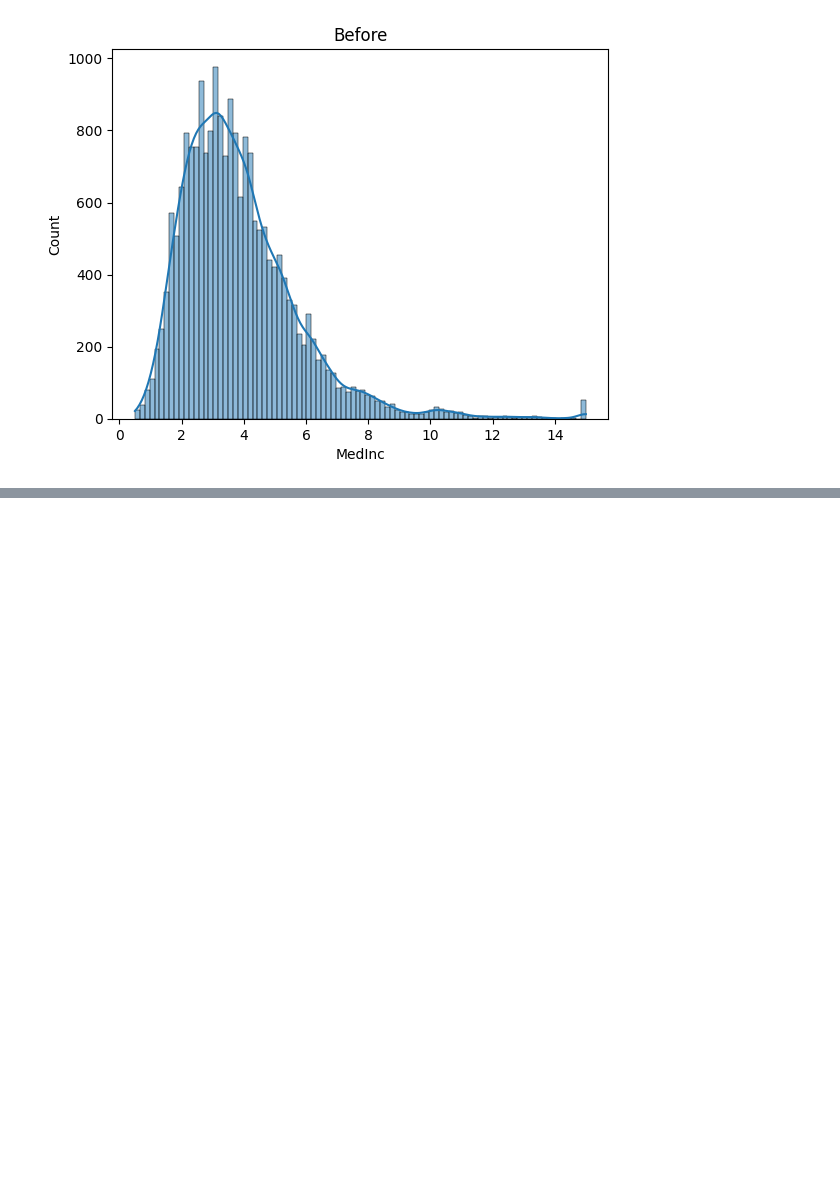
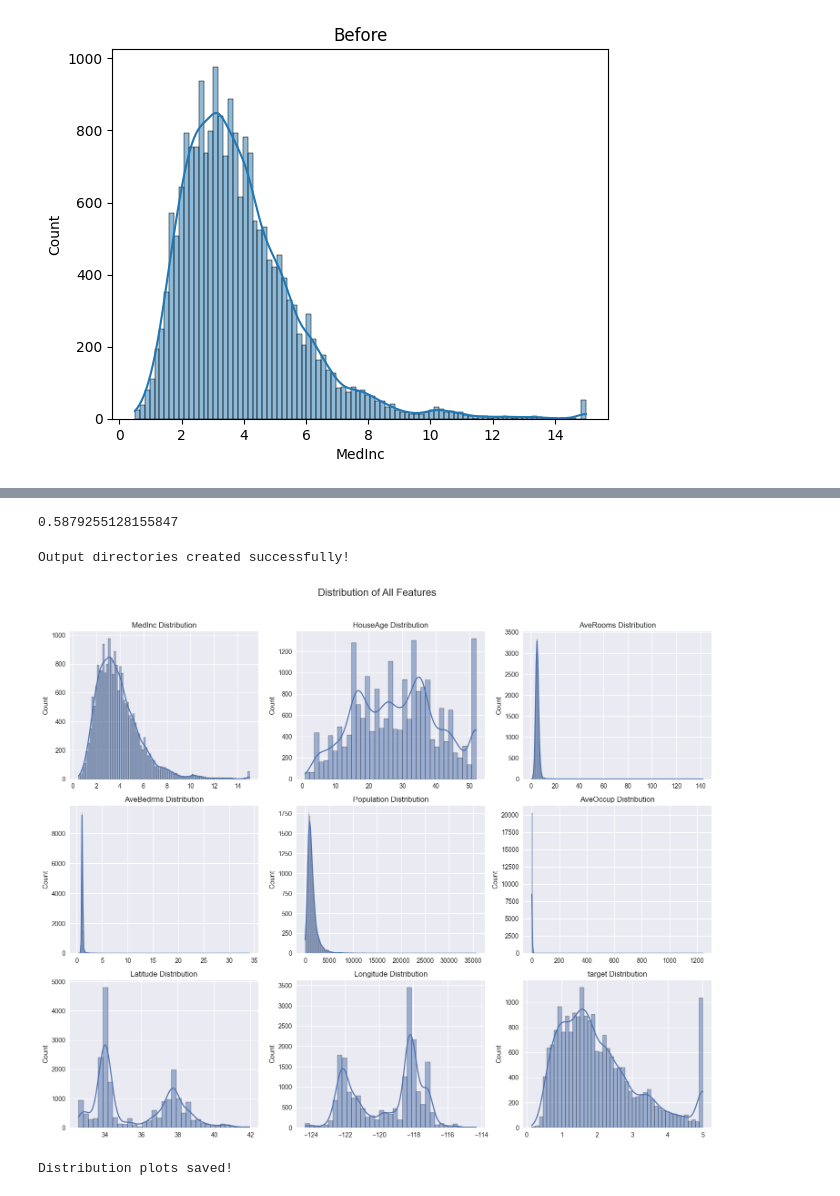
Before and after one commit to absyd/house-price-ds-pipeline-project, a Jupyter notebook: notebooks/analysis.ipynb, the cells around one changed output, grey strips where cells are left out. Drawn from its saved outputs; the diff is of its cells as text; code cells hidden in the pictures; blank space fills up the shorter version.

```diff
--- a/notebooks/analysis.ipynb
+++ b/notebooks/analysis.ipynb
@@ -252,0 +340,46 @@ Transformed: 0.636494485548319
+# %%
+train(pd.DataFrame(my_df_scaled, columns=df.columns))
+# %% [output]
+0.5879255128155847
+# %%
+# Generate comprehensive plots and reports
+import os
+import matplotlib.pyplot as plt
+import seaborn as sns
+import pandas as pd
+import numpy as np
+from sklearn.datasets import fetch_california_housing
+
+# Create output directories
+os.makedirs('/Users/absyd/mystfs/cs/stats/projects/house-price-ds-pipeline-project/outputs/plots', exist_ok=True)
+os.makedirs('/Users/absyd/mystfs/cs/stats/projects/house-price-ds-pipeline-project/outputs/reports', exist_ok=True)
+
+# Load data if not already loaded
+if 'df' not in locals():
+    data = fetch_california_housing()
+    df = pd.DataFrame(data.data, columns=data.feature_names)
+    df['target'] = data.target
+
+print("Output directories created successfully!")
+# %% [output]
+Output directories created successfully!
+# %%
+# 1. Distribution plots for all features
+plt.style.use('seaborn-v0_8')
+fig, axes = plt.subplots(3, 3, figsize=(15, 12))
+fig.suptitle('Distribution of All Features', fontsize=16, y=1.02)
+
+axes = axes.ravel()
+for i, col in enumerate(df.columns):
+    sns.histplot(df[col], kde=True, ax=axes[i])
+    axes[i].set_title(f'{col} Distribution')
+    axes[i].set_xlabel('')
+
+plt.tight_layout()
+plt.savefig('/Users/absyd/mystfs/cs/stats/projects/house-price-ds-pipeline-project/outputs/plots/distributions.png', dpi=300, bbox_inches='tight')
+plt.show()
+
+print("Distribution plots saved!")
+# %% [output]
+[figure, added]
+Distribution plots saved!
```
Also changed, not shown: parts of 23 cells of this notebook, 15 other files.
